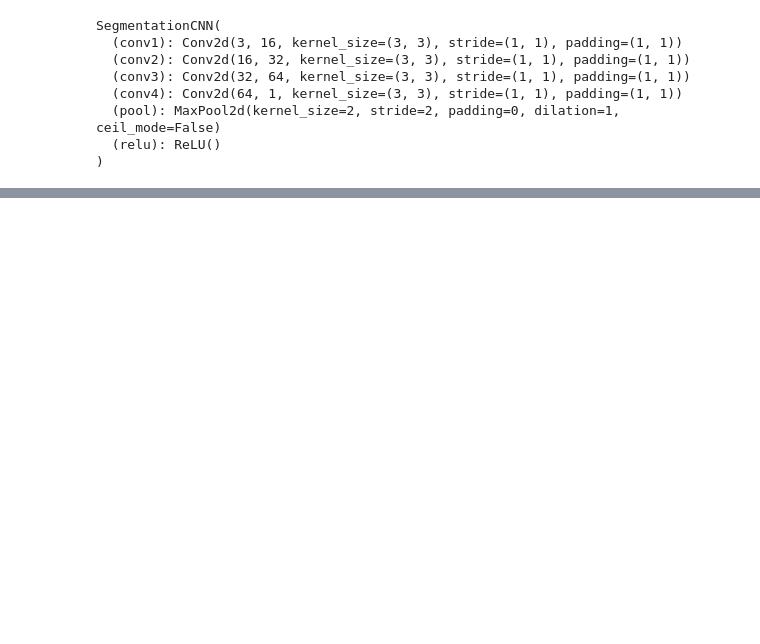
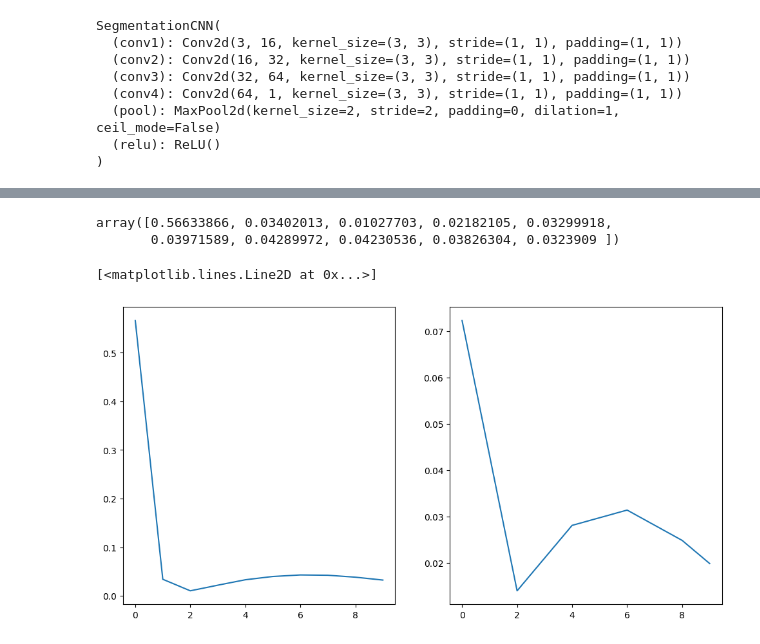
Before and after one commit to 87tana/SemanticSegmentation-in-Medical-Imaging, a Jupyter notebook: Tumor_Semantic_Segmentation.ipynb, the cells around one changed output, grey strips where cells are left out. Drawn from its saved outputs; the diff is of its cells as text; code cells hidden in the pictures; blank space fills up the shorter version.

```diff
--- a/Tumor_Semantic_Segmentation.ipynb
+++ b/Tumor_Semantic_Segmentation.ipynb
@@ -205,11 +216,14 @@ class SegmentationCNN(nn.Module):
 # Initialize the model, loss function, and optimizer
 model = SegmentationCNN()
 criterion = nn.BCEWithLogitsLoss()  # Binary cross-entropy loss for binary segmentation
-optimizer = optim.Adam(model.parameters(), lr=0.001)
+optimizer = optim.Adam(model.parameters(), lr=0.01)
 # %%
-# Training loop
+# Set the max number of epochs, and validation step.
 num_epochs = 10
+valid_step = 2
+# Set the device to GPU if availabel
 device = torch.device("cuda" if torch.cuda.is_available() else "cpu")
+# Move the model to the device.
 model.to(device)
 # %% [output]
 SegmentationCNN(
@@ -221,10 +235,15 @@ SegmentationCNN(
   (relu): ReLU()
 )
 # %%
+# Training loop
+
+sample_val_result = []
+train_loss = []
+valid_loss = []
 for epoch in range(num_epochs):
     model.train()
     running_loss = 0.0
-    for images, masks in train_loader:
+    for step, (images, masks) in enumerate(train_loader):
 
         images, masks = images.to(device), masks.to(device)
 
@@ -239,5 +258,23 @@ for epoch in range(num_epochs):
         running_loss += loss.item() * images.size(0)
 
     epoch_loss = running_loss / len(train_loader.dataset)
+    train_loss.append([epoch, epoch_loss])
     print(f"Epoch [{epoch+1}/{num_epochs}], Loss: {epoch_loss:.4f}")
+
+    # Validation
+    if epoch % valid_step == 0 or epoch == num_epochs-1:
+      model.eval()
+      valid_loss_sum = 0
+      with torch.no_grad():
+        for images, masks in valid_loader:
+            images, masks = images.to(device), masks.to(device)
+
+            outputs = model(images)
+            valid_loss_sum += criterion(outputs, masks).item() * images.size(0)
+
+            sample_val_result.append({'image':images[0], 'mask':masks[0], 'pred':outputs[0]})
+
+        avg_valid_loss = valid_loss_sum / len(valid_loader.dataset)
+        valid_loss.append([epoch, avg_valid_loss])
+        print(f"Average Valid Loss: {avg_valid_loss:.4f}")
 # %% [output]
@@ -308,0 +297,17 @@ print(f"Average Test Loss: {avg_test_loss:.4f}")
+# %%
+np.vstack(train_loss)[:,1]
+# %% [output]
+array([0.56633866, 0.03402013, 0.01027703, 0.02182105, 0.03299918,
+       0.03971589, 0.04289972, 0.04230536, 0.03826304, 0.0323909 ])
+# %%
+"""
+Plot train and validation curves
+"""
+
+fig, axes = plt.subplots (1,2,figsize=(12,6))
+
+axes[0].plot(np.vstack(train_loss)[:,0],np.vstack(train_loss)[:,1])
+axes[1].plot(np.vstack(valid_loss)[:,0],np.vstack(valid_loss)[:,1])
+# %% [output]
+[<matplotlib.lines.Line2D at 0x...>]
+[figure, added]
```
Also changed, not shown: parts of 17 cells of this notebook.
